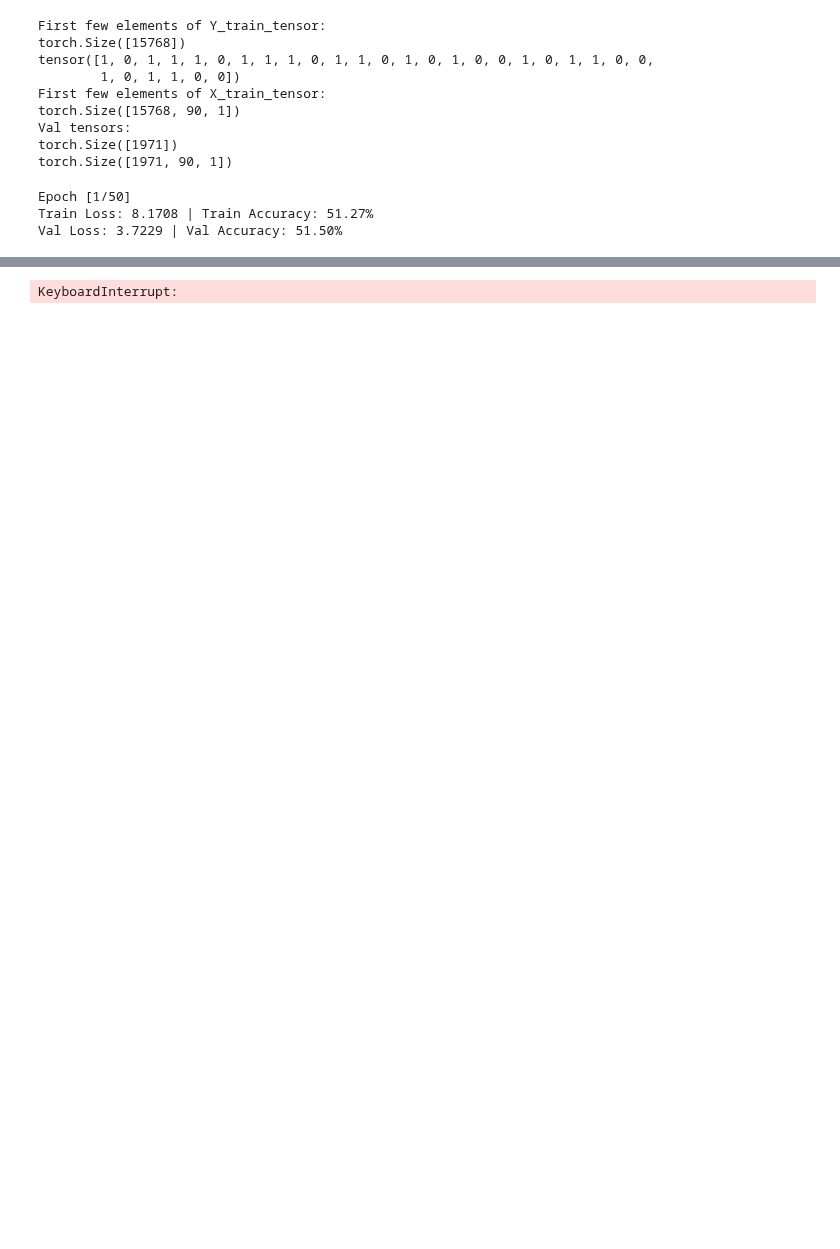
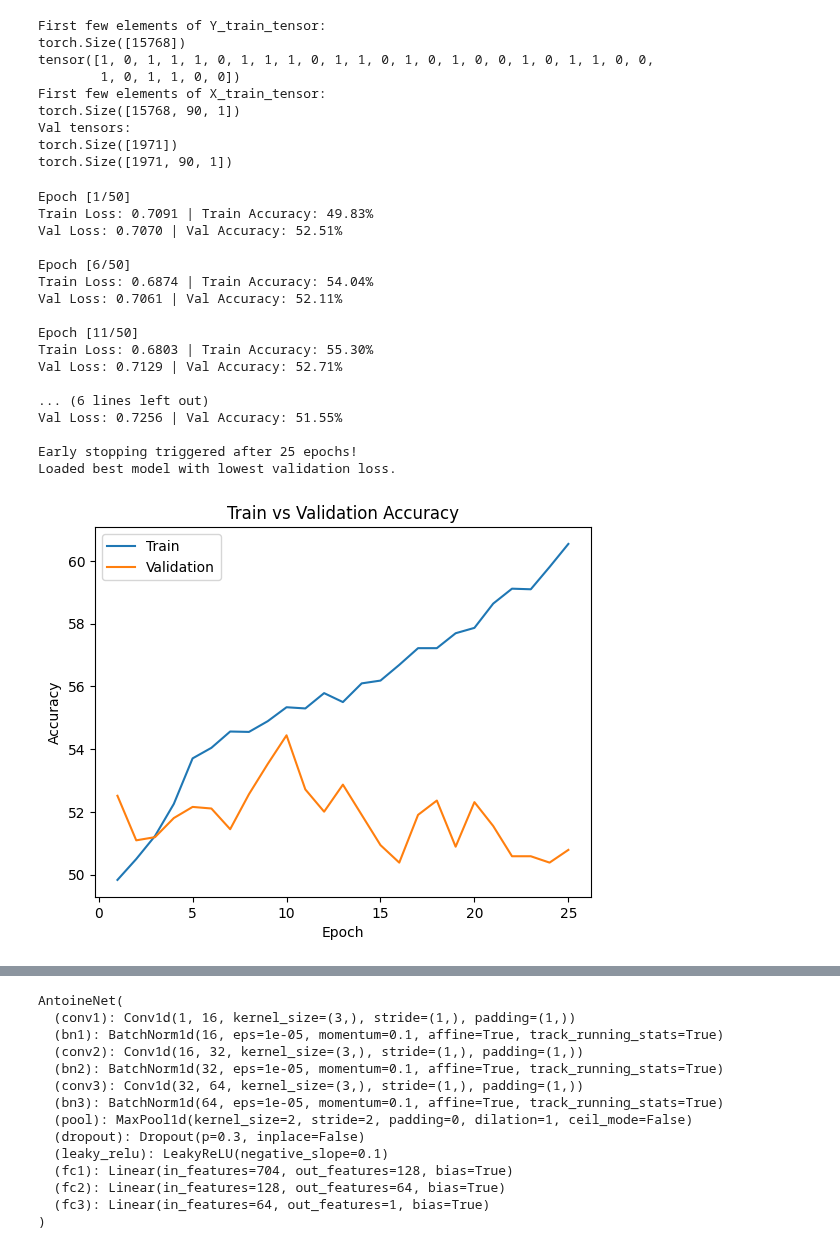
Before and after one commit to antoinevilain001/aps360project, a Jupyter notebook: antoine/cnn2.ipynb, the cells around one changed output, grey strips where cells are left out. Drawn from its saved outputs; the diff is of its cells as text; code cells hidden in the pictures; blank space fills up the shorter version.

Commit message:
taking a snapshot because going to start messing around with the model

```diff
--- a/antoine/cnn2.ipynb
+++ b/antoine/cnn2.ipynb
@@ -277,33 +278,48 @@ class AntoineNet(nn.Module):
         self.fc1 = nn.Linear(self._to_linear, 128)  # Increased hidden layer size
         self.fc2 = nn.Linear(128, 64)
         self.fc3 = nn.Linear(64, 1)  # Single output
 
     def _compute_linear_input_size(self):
         with torch.no_grad():
             x = torch.zeros(1, 1, 90)  # Dummy input
             x = self.pool(self.leaky_relu(self.bn1(self.conv1(x))))
             x = self.pool(self.leaky_relu(self.bn2(self.conv2(x))))
             x = self.pool(self.leaky_relu(self.bn3(self.conv3(x))))
             self._to_linear = x.numel()  # Compute feature size
 
     def forward(self, x):
         x = x.view(x.size(0), 1, 90)  # Ensure correct input shape (batch, 1, 90)
         x = self.pool(self.leaky_relu(self.bn1(self.conv1(x))))
         x = self.pool(self.leaky_relu(self.bn2(self.conv2(x))))
         x = self.pool(self.leaky_relu(self.bn3(self.conv3(x))))
         x = x.view(x.size(0), -1)  # Flatten
         x = self.dropout(F.relu(self.fc1(x)))  # Apply dropout in fully connected layers
         x = self.dropout(F.relu(self.fc2(x)))
         x = self.fc3(x)  # No activation (BCEWithLogitsLoss expects raw logits)
         return x
 
 # Initialize Model
 my_model = AntoineNet()
 my_model.apply(init_weights)
 
 # Train Model
-train_and_validate(model=my_model, train_loader=train_loader, val_loader=val_loader, epochs=50)
+train_and_validate(model=my_model, train_loader=train_loader, val_loader=val_loader, epochs=50, patience=20)
 # %% [output]
 Epoch [1/50]
-Train Loss: 8.1708 | Train Accuracy: 51.27%
-Val Loss: 3.7229 | Val Accuracy: 51.50%
+Train Loss: 0.7091 | Train Accuracy: 49.83%
+Val Loss: 0.7070 | Val Accuracy: 52.51%
+
+Epoch [6/50]
+Train Loss: 0.6874 | Train Accuracy: 54.04%
+Val Loss: 0.7061 | Val Accuracy: 52.11%
+
+Epoch [11/50]
+Train Loss: 0.6803 | Train Accuracy: 55.30%
+Val Loss: 0.7129 | Val Accuracy: 52.71%
+
+... (6 lines left out)
+Val Loss: 0.7256 | Val Accuracy: 51.55%
+
+Early stopping triggered after 25 epochs!
+Loaded best model with lowest validation loss.
+[figure, added]
@@ -310 +327,14 @@ Val Loss: 3.7229 | Val Accuracy: 51.50%
-KeyboardInterrupt:
+AntoineNet(
+  (conv1): Conv1d(1, 16, kernel_size=(3,), stride=(1,), padding=(1,))
+  (bn1): BatchNorm1d(16, eps=1e-05, momentum=0.1, affine=True, track_running_stats=True)
+  (conv2): Conv1d(16, 32, kernel_size=(3,), stride=(1,), padding=(1,))
+  (bn2): BatchNorm1d(32, eps=1e-05, momentum=0.1, affine=True, track_running_stats=True)
+  (conv3): Conv1d(32, 64, kernel_size=(3,), stride=(1,), padding=(1,))
+  (bn3): BatchNorm1d(64, eps=1e-05, momentum=0.1, affine=True, track_running_stats=True)
+  (pool): MaxPool1d(kernel_size=2, stride=2, padding=0, dilation=1, ceil_mode=False)
+  (dropout): Dropout(p=0.3, inplace=False)
+  (leaky_relu): LeakyReLU(negative_slope=0.1)
+  (fc1): Linear(in_features=704, out_features=128, bias=True)
+  (fc2): Linear(in_features=128, out_features=64, bias=True)
+  (fc3): Linear(in_features=64, out_features=1, bias=True)
+)
```
Also changed, not shown: parts of 2 cells of this notebook.
